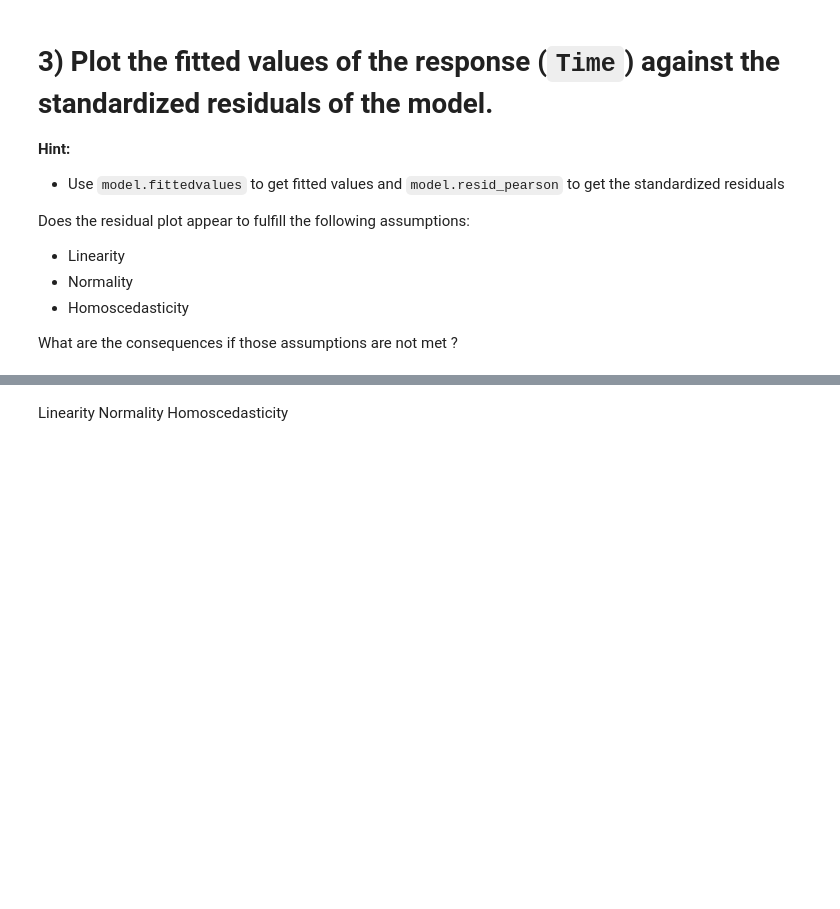
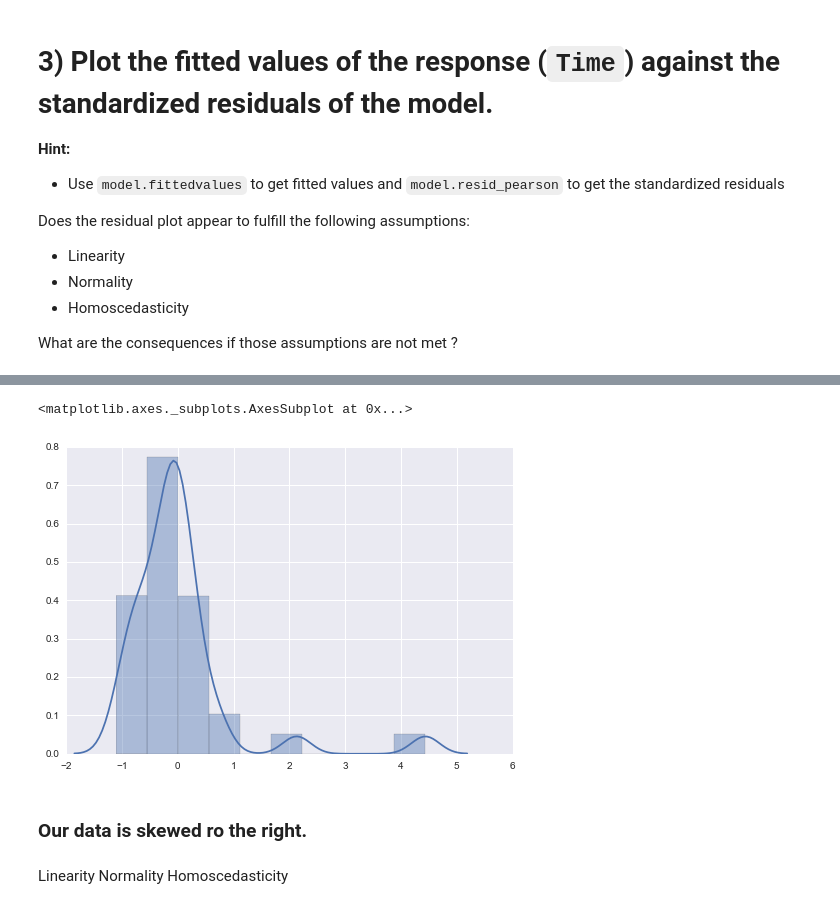
Before and after one commit to jonhilgart22/Galvanize-Statistics, a Jupyter notebook: week6/6-4_RegDiag/DSCI6002-6.4-Lab-JOnathan-Hilgart.ipynb, the cells around one changed output, grey strips where cells are left out. Saved outputs shown, nothing was run; the diff lists cells and outputs as text; code cells hidden in the pictures; blank space fills up the shorter version.

```diff
--- a/week6/6-4_RegDiag/DSCI6002-6.4-Lab-JOnathan-Hilgart.ipynb
+++ b/week6/6-4_RegDiag/DSCI6002-6.4-Lab-JOnathan-Hilgart.ipynb
@@ -356,3 +356,10 @@ plt.title('fitted vales vs residuals');
+# %%
+sns.distplot(residuals2 ,bins=10)
+# %% [output]
+<matplotlib.axes._subplots.AxesSubplot at 0x...>
+[figure, added]
+# %% [markdown]
+### Our data is skewed ro the right.
 # %% [markdown]
 Linearity
 Normality
```
Also changed, not shown: parts of 40 cells of this notebook.
